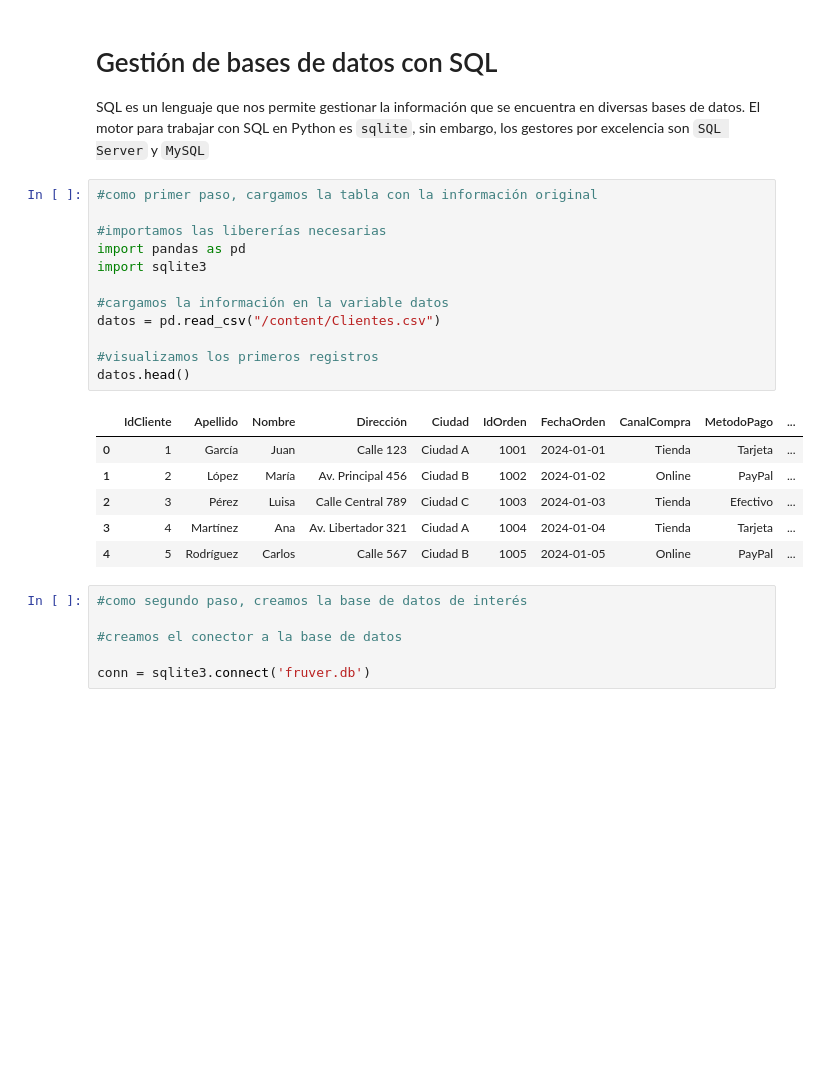
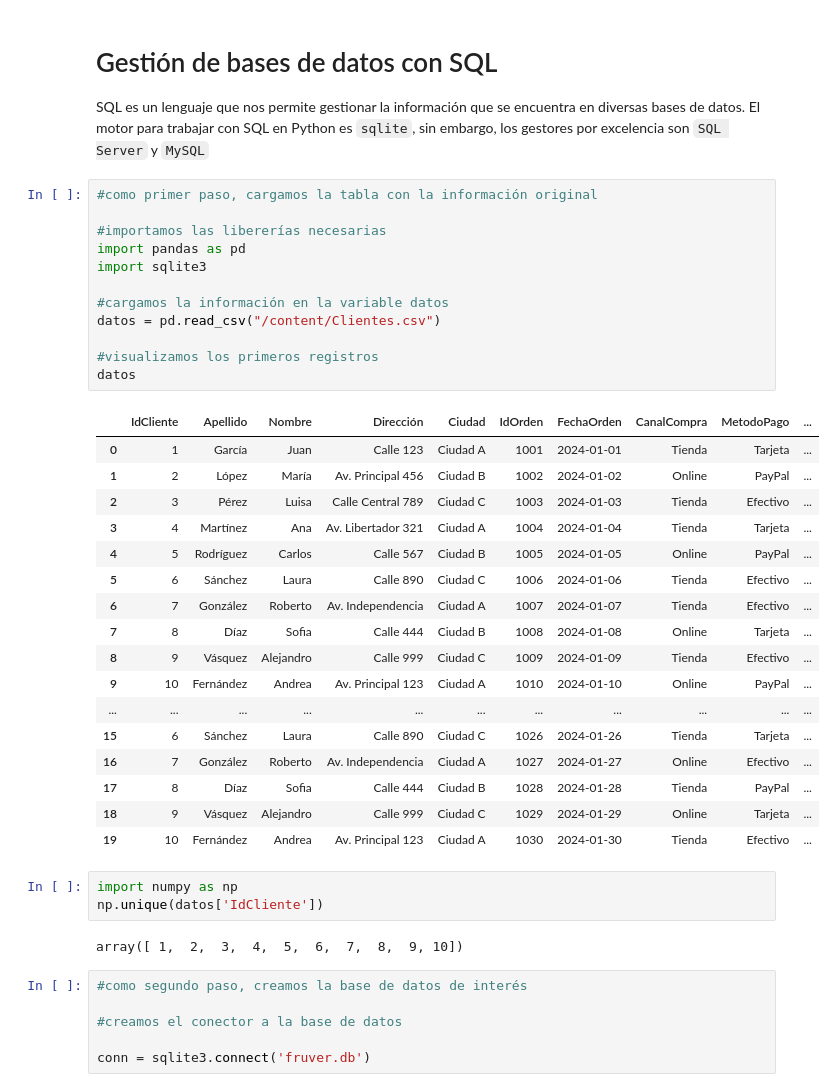
Before and after one commit to EAFIT-BI/BI-Introduction, a Jupyter notebook: Gestión_con_SQL.ipynb, the cells around one changed output. Saved outputs shown, nothing was run; the diff lists cells and outputs as text; blank space fills up the shorter version.

```diff
--- a/Gestión_con_SQL.ipynb
+++ b/Gestión_con_SQL.ipynb
@@ -7,22 +7,38 @@ SQL es un lenguaje que nos permite gestionar la información que se encuentra en
 # %%
 #como primer paso, cargamos la tabla con la información original
 
 #importamos las libererías necesarias
 import pandas as pd
 import sqlite3
 
 #cargamos la información en la variable datos
 datos = pd.read_csv("/content/Clientes.csv")
 
 #visualizamos los primeros registros
-datos.head()
+datos
 # %% [output]
 |  | IdCliente | Apellido | Nombre | Dirección | Ciudad | IdOrden | FechaOrden | CanalCompra | MetodoPago | ... |
 | 0 | 1 | García | Juan | Calle 123 | Ciudad A | 1001 | 2024-01-01 | Tienda | Tarjeta | ... |
 | 1 | 2 | López | María | Av. Principal 456 | Ciudad B | 1002 | 2024-01-02 | Online | PayPal | ... |
 | 2 | 3 | Pérez | Luisa | Calle Central 789 | Ciudad C | 1003 | 2024-01-03 | Tienda | Efectivo | ... |
 | 3 | 4 | Martínez | Ana | Av. Libertador 321 | Ciudad A | 1004 | 2024-01-04 | Tienda | Tarjeta | ... |
 | 4 | 5 | Rodríguez | Carlos | Calle 567 | Ciudad B | 1005 | 2024-01-05 | Online | PayPal | ... |
+| 5 | 6 | Sánchez | Laura | Calle 890 | Ciudad C | 1006 | 2024-01-06 | Tienda | Efectivo | ... |
+| 6 | 7 | González | Roberto | Av. Independencia | Ciudad A | 1007 | 2024-01-07 | Tienda | Efectivo | ... |
+| 7 | 8 | Díaz | Sofia | Calle 444 | Ciudad B | 1008 | 2024-01-08 | Online | Tarjeta | ... |
+| 8 | 9 | Vásquez | Alejandro | Calle 999 | Ciudad C | 1009 | 2024-01-09 | Tienda | Efectivo | ... |
+| 9 | 10 | Fernández | Andrea | Av. Principal 123 | Ciudad A | 1010 | 2024-01-10 | Online | PayPal | ... |
+| ... | ... | ... | ... | ... | ... | ... | ... | ... | ... | ... |
+| 15 | 6 | Sánchez | Laura | Calle 890 | Ciudad C | 1026 | 2024-01-26 | Tienda | Tarjeta | ... |
+| 16 | 7 | González | Roberto | Av. Independencia | Ciudad A | 1027 | 2024-01-27 | Online | Efectivo | ... |
+| 17 | 8 | Díaz | Sofia | Calle 444 | Ciudad B | 1028 | 2024-01-28 | Tienda | PayPal | ... |
+| 18 | 9 | Vásquez | Alejandro | Calle 999 | Ciudad C | 1029 | 2024-01-29 | Online | Tarjeta | ... |
+| 19 | 10 | Fernández | Andrea | Av. Principal 123 | Ciudad A | 1030 | 2024-01-30 | Tienda | Efectivo | ... |
+# %%
+import numpy as np
+np.unique(datos['IdCliente'])
+# %% [output]
+array([ 1,  2,  3,  4,  5,  6,  7,  8,  9, 10])
 # %%
 #como segundo paso, creamos la base de datos de interés
 
```
Also changed, not shown: parts of 5 cells of this notebook.
